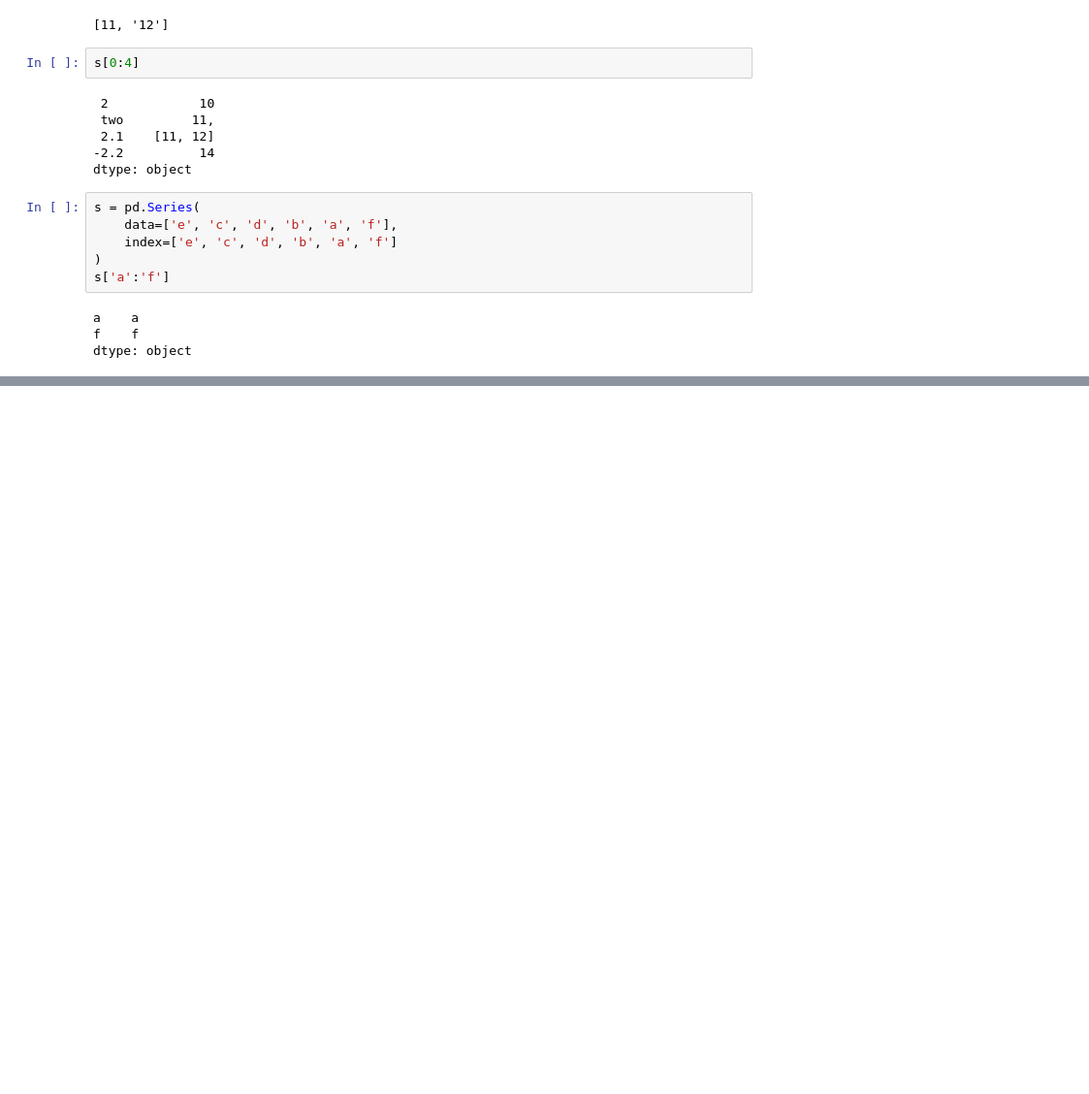
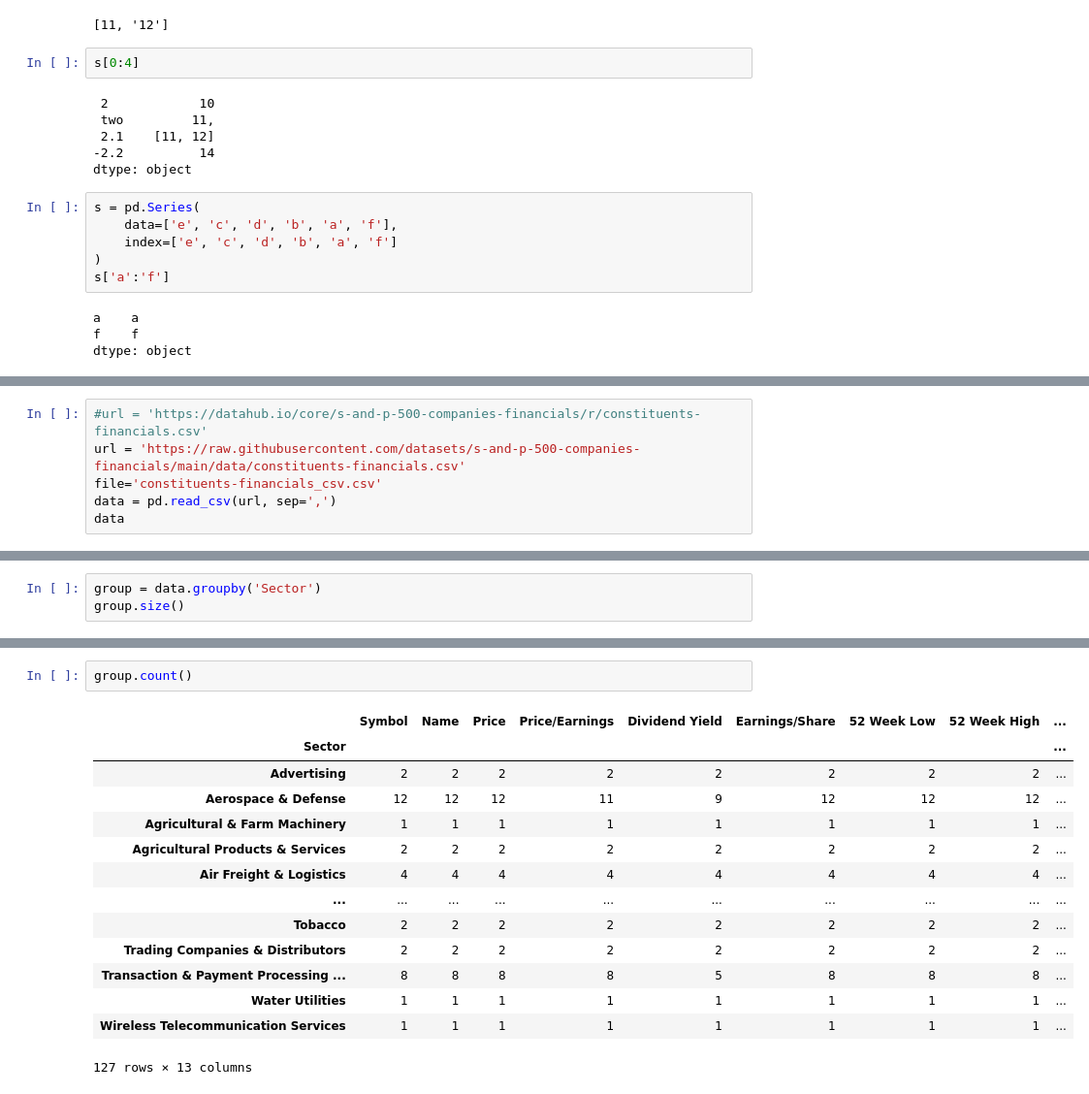
Before and after one commit to cobra-bubbles/AI_course, a Jupyter notebook: homeworks/HW02/HW02.ipynb, the cells around one changed output, grey strips where cells are left out. Shown at 97% size. Cells and saved outputs as stored; diff of their text form; blank space fills up the shorter version.

```diff
--- a/homeworks/HW02/HW02.ipynb
+++ b/homeworks/HW02/HW02.ipynb
@@ -37,0 +126,6 @@ dtype: object
+# %%
+#url = 'https://datahub.io/core/s-and-p-500-companies-financials/r/constituents-financials.csv'
+url = 'https://raw.githubusercontent.com/datasets/s-and-p-500-companies-financials/main/data/constituents-financials.csv'
+file='constituents-financials_csv.csv'
+data = pd.read_csv(url, sep=',')
+data
@@ -37,0 +175,3 @@ dtype: object
+# %%
+group = data.groupby('Sector')
+group.size()
@@ -37,0 +210,17 @@ dtype: object
+# %%
+group.count()
+# %% [output]
+|  | Symbol | Name | Price | Price/Earnings | Dividend Yield | Earnings/Share | 52 Week Low | 52 Week High | ... |
+| Sector |  |  |  |  |  |  |  |  | ... |
+| Advertising | 2 | 2 | 2 | 2 | 2 | 2 | 2 | 2 | ... |
+| Aerospace & Defense | 12 | 12 | 12 | 11 | 9 | 12 | 12 | 12 | ... |
+| Agricultural & Farm Machinery | 1 | 1 | 1 | 1 | 1 | 1 | 1 | 1 | ... |
+| Agricultural Products & Services | 2 | 2 | 2 | 2 | 2 | 2 | 2 | 2 | ... |
+| Air Freight & Logistics | 4 | 4 | 4 | 4 | 4 | 4 | 4 | 4 | ... |
+| ... | ... | ... | ... | ... | ... | ... | ... | ... | ... |
+| Tobacco | 2 | 2 | 2 | 2 | 2 | 2 | 2 | 2 | ... |
+| Trading Companies & Distributors | 2 | 2 | 2 | 2 | 2 | 2 | 2 | 2 | ... |
+| Transaction & Payment Processing ... | 8 | 8 | 8 | 8 | 5 | 8 | 8 | 8 | ... |
+| Water Utilities | 1 | 1 | 1 | 1 | 1 | 1 | 1 | 1 | ... |
+| Wireless Telecommunication Services | 1 | 1 | 1 | 1 | 1 | 1 | 1 | 1 | ... |
+127 rows × 13 columns
```
Also changed, not shown: parts of 33 cells of this notebook.
